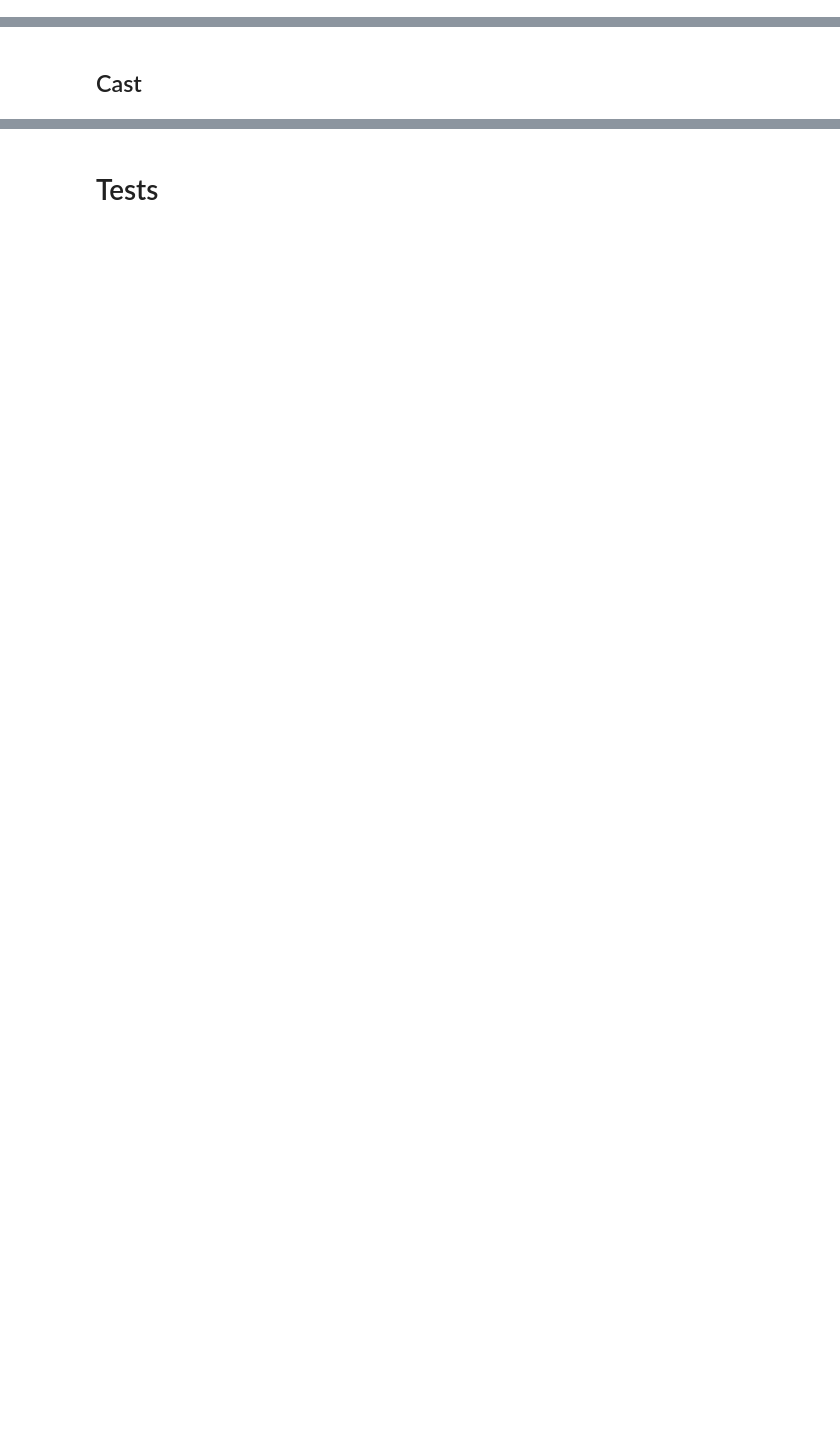
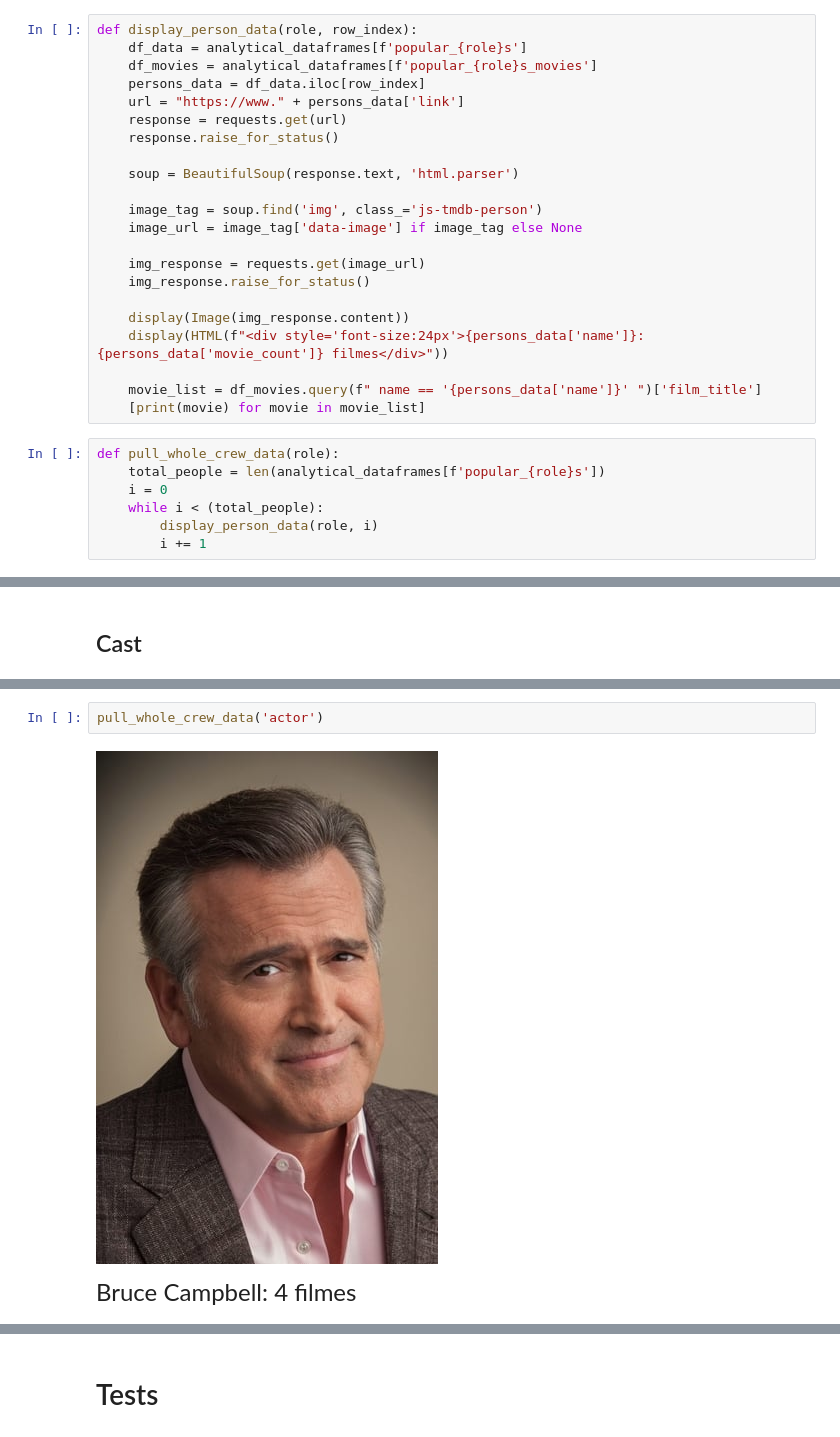
Before and after one commit to oextraordimario/letterboxd_analysis, a Jupyter notebook: movies_analysis.ipynb, the cells around one changed output, grey strips where cells are left out. Saved outputs shown, nothing was run; the diff lists cells and outputs as text; blank space fills up the shorter version.

```diff
--- a/movies_analysis.ipynb
+++ b/movies_analysis.ipynb
@@ -573,2 +544,31 @@ popular_themes
+# %%
+def display_person_data(role, row_index):
+    df_data = analytical_dataframes[f'popular_{role}s']
+    df_movies = analytical_dataframes[f'popular_{role}s_movies']
+    persons_data = df_data.iloc[row_index]
+    url = "https://www." + persons_data['link']
+    response = requests.get(url)
+    response.raise_for_status()
+
+    soup = BeautifulSoup(response.text, 'html.parser')
+
+    image_tag = soup.find('img', class_='js-tmdb-person')
+    image_url = image_tag['data-image'] if image_tag else None
+
+    img_response = requests.get(image_url)
+    img_response.raise_for_status()
+
+    display(Image(img_response.content))
+    display(HTML(f"<div style='font-size:24px'>{persons_data['name']}: {persons_data['movie_count']} filmes</div>"))
+
+    movie_list = df_movies.query(f" name == '{persons_data['name']}' ")['film_title']
+    [print(movie) for movie in movie_list]
+# %%
+def pull_whole_crew_data(role):
+    total_people = len(analytical_dataframes[f'popular_{role}s'])
+    i = 0
+    while i < (total_people):
+        display_person_data(role, i)
+        i += 1
 # %% [markdown]
 ## General Data
@@ -634,0 +649,5 @@ Cats
+# %%
+pull_whole_crew_data('actor')
+# %% [output]
+[figure, added]
+Bruce Campbell: 4 filmes
```
Also changed, not shown: parts of 30 cells of this notebook.
